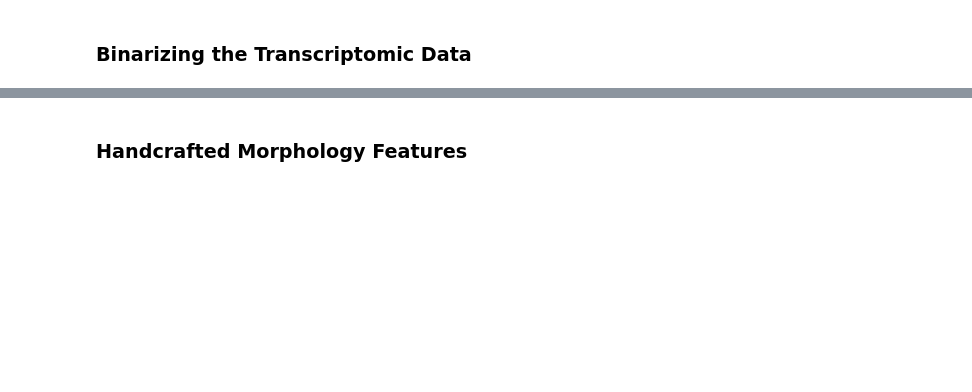
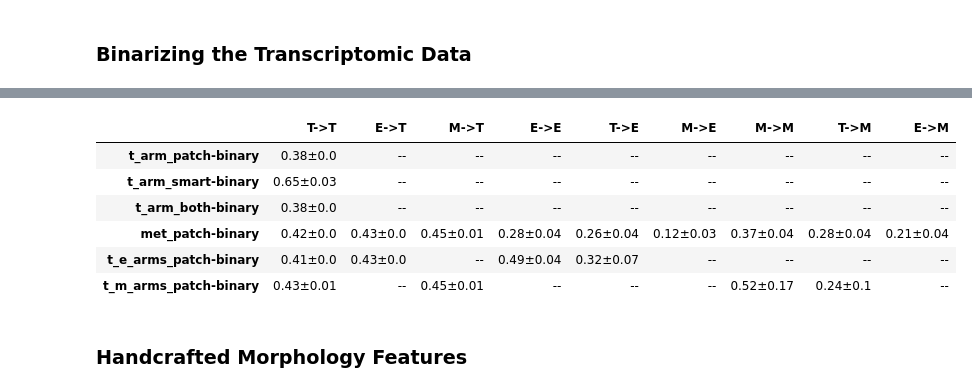
Before and after one commit to AllenInstitute/cplAE_MET, a Jupyter notebook: notebooks/Results.ipynb, the cells around one changed output, grey strips where cells are left out. Saved outputs shown, nothing was run; the diff lists cells and outputs as text; code cells hidden in the pictures; blank space fills up the shorter version.

```diff
--- a/notebooks/Results.ipynb
+++ b/notebooks/Results.ipynb
@@ -370,2 +386,15 @@ build_table(columns, ["binary"], 3)
+# %%
+columns = [("T->T", "multimodal_binary", "T->T"), ("E->T", "multimodal_binary", "E->T"), ("M->T", "multimodal_binary", "M->T"),
+           ("E->E", "multimodal_binary", "E->E"), ("T->E", "multimodal_binary", "T->E"), ("M->E", "multimodal_binary", "M->E"),
+           ("M->M", "multimodal_binary", "M->M"), ("T->M", "multimodal_binary", "T->M"), ("E->M", "multimodal_binary", "E->M")]
+build_table(columns, ["binary"], 2)
+# %% [output]
+|  | T->T | E->T | M->T | E->E | T->E | M->E | M->M | T->M | E->M |
+| t_arm_patch-binary | 0.38±0.0 | -- | -- | -- | -- | -- | -- | -- | -- |
+| t_arm_smart-binary | 0.65±0.03 | -- | -- | -- | -- | -- | -- | -- | -- |
+| t_arm_both-binary | 0.38±0.0 | -- | -- | -- | -- | -- | -- | -- | -- |
+| met_patch-binary | 0.42±0.0 | 0.43±0.0 | 0.45±0.01 | 0.28±0.04 | 0.26±0.04 | 0.12±0.03 | 0.37±0.04 | 0.28±0.04 | 0.21±0.04 |
+| t_e_arms_patch-binary | 0.41±0.0 | 0.43±0.0 | -- | 0.49±0.04 | 0.32±0.07 | -- | -- | -- | -- |
+| t_m_arms_patch-binary | 0.43±0.01 | -- | 0.45±0.01 | -- | -- | -- | 0.52±0.17 | 0.24±0.1 | -- |
 # %% [markdown]
 ### Handcrafted Morphology Features
```
Also changed, not shown: parts of 13 cells of this notebook.
